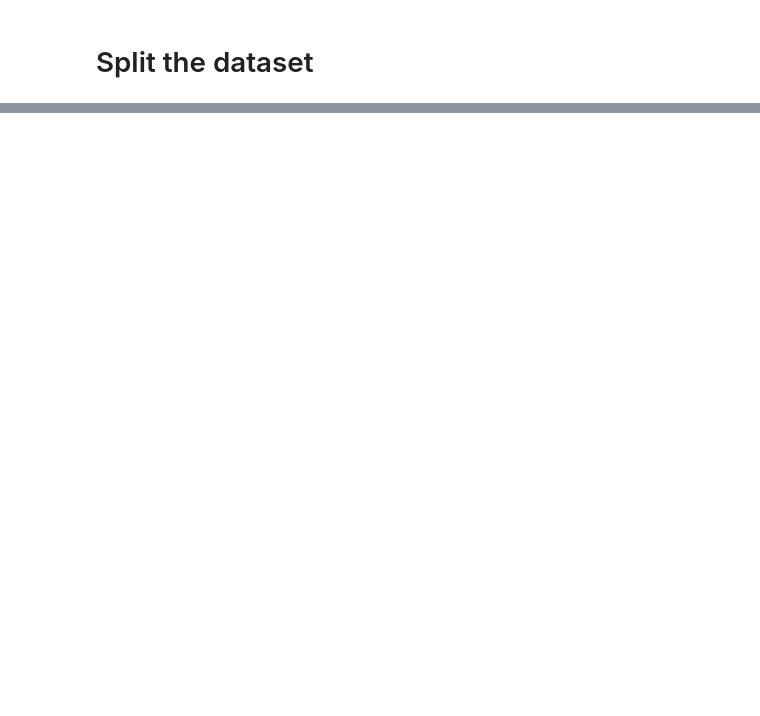
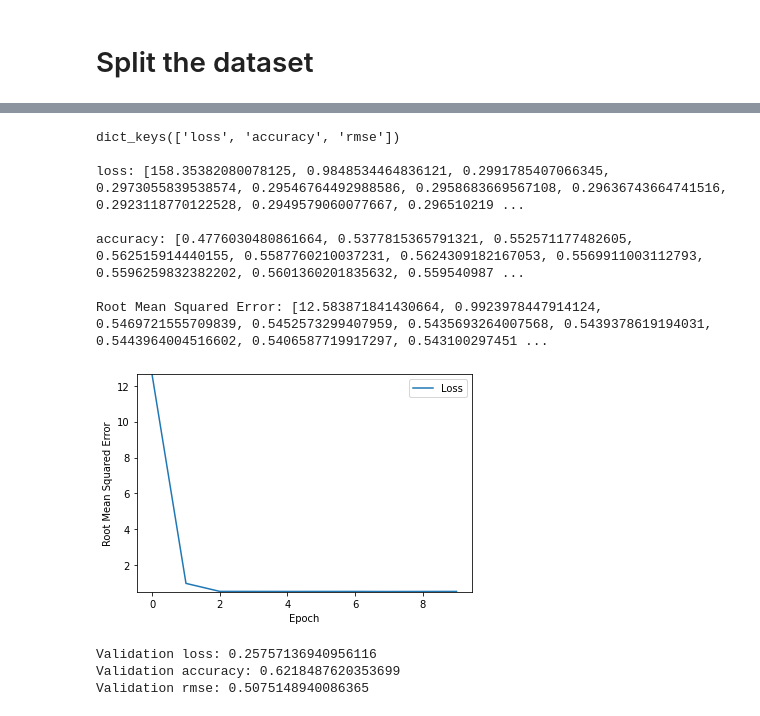
Before and after one commit to googleinterns/activity-recognition, a Jupyter notebook: location/lbs/activity/audioset/training/training.ipynb, the cells around one changed output, grey strips where cells are left out. Saved outputs shown, nothing was run; the diff lists cells and outputs as text; code cells hidden in the pictures; blank space fills up the shorter version.

Commit message:
iterating on training notebook

```diff
--- a/location/lbs/activity/audioset/training/training.ipynb
+++ b/location/lbs/activity/audioset/training/training.ipynb
@@ -113,13 +120,17 @@ y = np.array(dataset_df.label.tolist())
 # Temp bug fix for not marking failed extracted_features as None in audio_processing.py
 temp_x = []
 temp_y = []
+count = 0
 for arr, label in zip(X, y):
     if arr is False:
         print('hey look at me')
         print(arr)
+        print(count)
+        count += 1
         continue
     temp_x.append(arr)
     temp_y.append(label)
+    count += 1
 X = np.array(temp_x, dtype=object)
 y = np.array(temp_y)
 # %% [output]
@@ -154,7 +168,7 @@ def get_data_for_model(dfs, ratio):
 # %% [markdown]
 # Split the dataset
 # %%
-x_train, x_test, y_train, y_test = train_test_split(X, y, test_size=0.15, random_state = 42)
+x_train, x_val, y_train, y_val = train_test_split(X, y, test_size=0.01, random_state = 42)
 # %%
 # trying to fix bug:
 # ValueError: Failed to convert a NumPy array to a Tensor (Unsupported object type float).
@@ -162,7 +176,7 @@ x_train, x_test, y_train, y_test = train_test_split(X, y, test_size=0.15, random
 from keras import backend as K
 x_train = K.cast_to_floatx(x_train)
 y_train = K.cast_to_floatx(y_train)
-x_test = K.cast_to_floatx(x_test)
-y_test = K.cast_to_floatx(y_test)
+x_val = K.cast_to_floatx(x_val)
+y_val = K.cast_to_floatx(y_val)
 # %%
 data = (x_train, x_test, y_train, y_test)
@@ -264,0 +321,14 @@ def f1score(recall, precision):
+# %%
+def plot_the_loss_curve(epochs, rmse):
+  """Plot the loss curve, which shows loss vs. epoch."""
+
+  plt.figure()
+  plt.xlabel("Epoch")
+  plt.ylabel("Root Mean Squared Error")
+
+  plt.plot(epochs, rmse, label="Loss")
+  plt.legend()
+  plt.ylim([rmse.min()*0.97, rmse.max() + 0.05])
+  plt.show()
+
+print("Defined the plot_the_model and plot_the_loss_curve functions.")
@@ -319,0 +396,30 @@ F1-Score: [0.6296296296296297, 0.6296296296296297, 0.6296296296296297, 0.6296296
+# %%
+# print and visualize results
+print(history.history.keys(), '\n')
+print('loss:', history.history['loss'], '\n')
+print('accuracy:', history.history['accuracy'], '\n')
+# print('True Positive:', history.history['tp'], '\n')
+# print('False Positive:', history.history['fp'], '\n')
+# print('True Negative:', history.history['tn'], '\n')
+# print('False Negative:', history.history['fn'], '\n')
+print('Root Mean Squared Error:', history.history['rmse'], '\n')
+hist = pd.DataFrame(history.history)
+plot_the_loss_curve(history.epoch, hist["rmse"])
+
+# print_performance(history)
+score = model.evaluate(x_val, y_val, verbose=0)
+print('Validation loss:', score[0])
+print('Validation accuracy:', score[1])
+print('Validation rmse:', score[2])
+# %% [output]
+dict_keys(['loss', 'accuracy', 'rmse'])
+
+loss: [158.35382080078125, 0.9848534464836121, 0.2991785407066345, 0.2973055839538574, 0.29546764492988586, 0.2958683669567108, 0.29636743664741516, 0.2923118770122528, 0.2949579060077667, 0.296510219 ...
+
+accuracy: [0.4776030480861664, 0.5377815365791321, 0.552571177482605, 0.562515914440155, 0.5587760210037231, 0.5624309182167053, 0.5569911003112793, 0.5596259832382202, 0.5601360201835632, 0.559540987 ...
+
+Root Mean Squared Error: [12.583871841430664, 0.9923978447914124, 0.5469721555709839, 0.5452573299407959, 0.5435693264007568, 0.5439378619194031, 0.5443964004516602, 0.5406587719917297, 0.543100297451 ...
+[figure, added]
+Validation loss: 0.25757136940956116
+Validation accuracy: 0.6218487620353699
+Validation rmse: 0.5075148940086365
```
Also changed, not shown: parts of 12 cells of this notebook, 1 other file.
